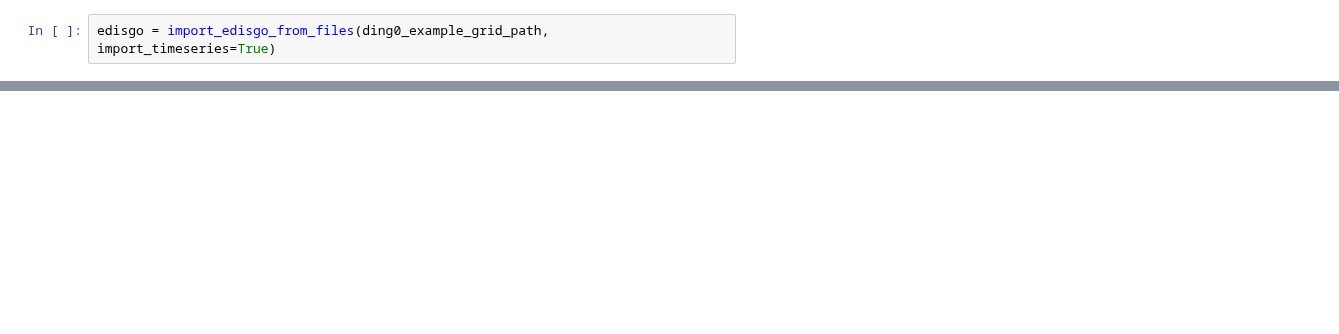
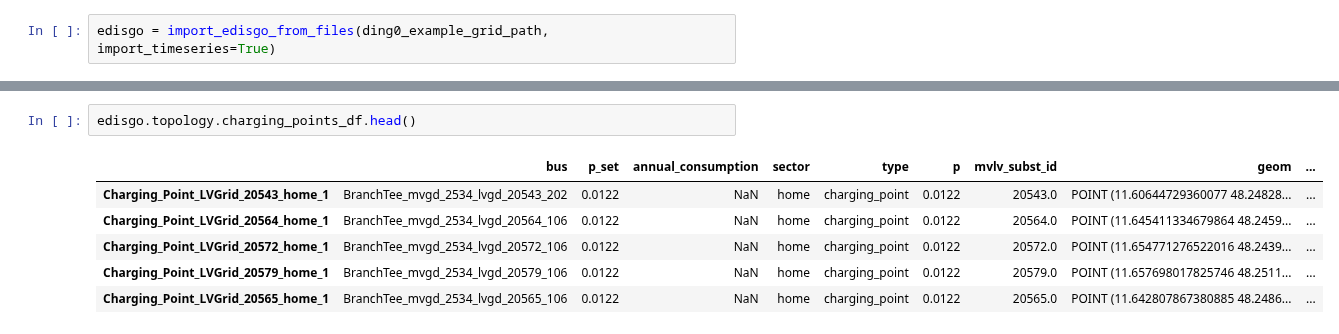
Before and after one commit to openego/eDisGo, a Jupyter notebook: examples/edisgo_simple_emob_example.ipynb, the cells around one changed output, grey strips where cells are left out. Drawn from its saved outputs; the diff is of its cells as text; blank space fills up the shorter version.

```diff
--- a/examples/edisgo_simple_emob_example.ipynb
+++ b/examples/edisgo_simple_emob_example.ipynb
@@ -78,0 +251,9 @@ DatetimeIndex([], dtype='datetime64[ns]', name='snapshot', freq=None)
+# %%
+edisgo.topology.charging_points_df.head()
+# %% [output]
+|  | bus | p_set | annual_consumption | sector | type | p | mvlv_subst_id | geom | ... |
+| Charging_Point_LVGrid_20543_home_1 | BranchTee_mvgd_2534_lvgd_20543_202 | 0.0122 | NaN | home | charging_point | 0.0122 | 20543.0 | POINT (11.60644729360077 48.24828... | ... |
+| Charging_Point_LVGrid_20564_home_1 | BranchTee_mvgd_2534_lvgd_20564_106 | 0.0122 | NaN | home | charging_point | 0.0122 | 20564.0 | POINT (11.645411334679864 48.2459... | ... |
+| Charging_Point_LVGrid_20572_home_1 | BranchTee_mvgd_2534_lvgd_20572_106 | 0.0122 | NaN | home | charging_point | 0.0122 | 20572.0 | POINT (11.654771276522016 48.2439... | ... |
+| Charging_Point_LVGrid_20579_home_1 | BranchTee_mvgd_2534_lvgd_20579_106 | 0.0122 | NaN | home | charging_point | 0.0122 | 20579.0 | POINT (11.657698017825746 48.2511... | ... |
+| Charging_Point_LVGrid_20565_home_1 | BranchTee_mvgd_2534_lvgd_20565_106 | 0.0122 | NaN | home | charging_point | 0.0122 | 20565.0 | POINT (11.642807867380885 48.2486... | ... |
```
Also changed, not shown: parts of 21 cells of this notebook.
